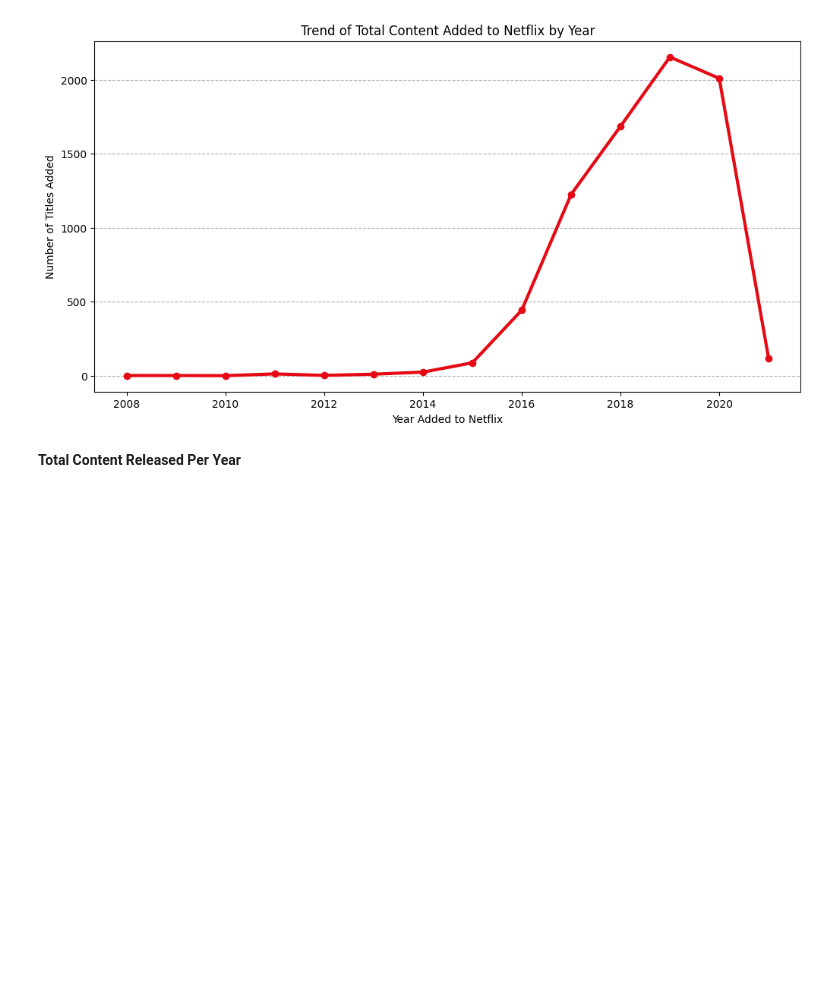
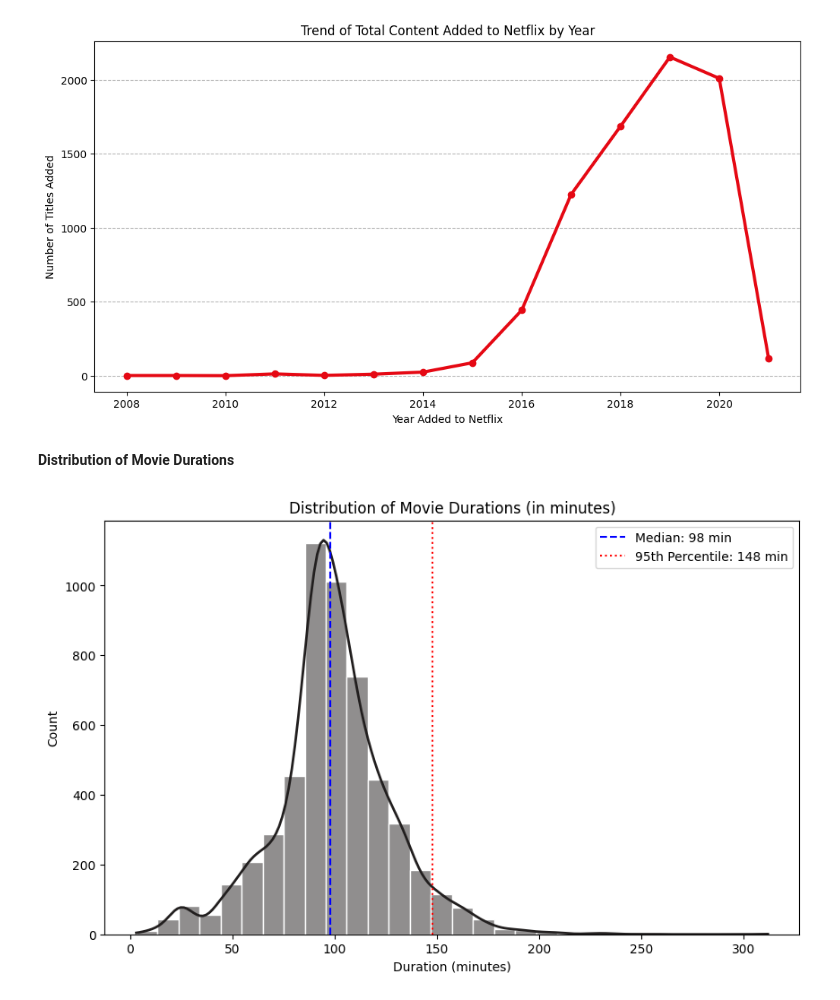
Before and after one commit to Cyber-Trinity/Data-Analysis, a Jupyter notebook: Investigating Netflix Movies/notebook.ipynb, the cells around one changed output. Cells and saved outputs as stored; diff of their text form; code cells hidden in the pictures; blank space fills up the shorter version.

```diff
--- a/Investigating Netflix Movies/notebook.ipynb
+++ b/Investigating Netflix Movies/notebook.ipynb
@@ -153,7 +153,7 @@ dtype: int64
 ### Handle date and time series
 # %%
 #Convert date columns to datetime objects
-df['date_added'] = pd.to_datetime(df['date_added'])
+df['date_added'] = pd.to_datetime(df['date_added'], format='mixed', dayfirst=False, errors='coerce')
 df['release_year'] = pd.to_datetime(df['release_year'], format='%Y')
 
 print("Operation completed successfully ✅")
@@ -358,4 +354,21 @@ plt.show()
 # %% [output]
 [figure]
 # %% [markdown]
-**Total Content Released Per Year**
+**Distribution of Movie Durations**
+# %%
+plt.figure(figsize=(10, 6))
+sns.histplot(netflix_movies['duration'], bins=30, kde=True, color='#221f1f', edgecolor='white', line_kws={'linewidth': 2})
+plt.title('Distribution of Movie Durations (in minutes)')
+plt.xlabel('Duration (minutes)')
+plt.ylabel('Count')
+
+# Calculate the 95th percentile to understand the max duration of most movies
+p95 = netflix_movies['duration'].quantile(0.95)
+median_val = netflix_movies['duration'].median()
+
+plt.axvline(median_val, color='blue', linestyle='--', label=f'Median: {median_val:.0f} min')
+plt.axvline(p95, color='red', linestyle=':', label=f'95th Percentile: {p95:.0f} min')
+plt.legend()
+plt.show()
+# %% [output]
+[figure, added]
```
Also changed, not shown: parts of 17 cells of this notebook, 4 other files.
